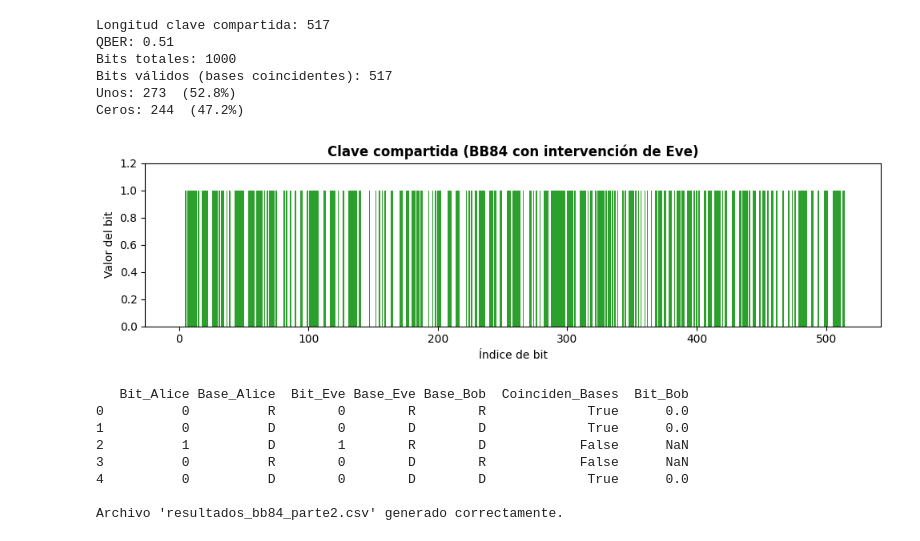
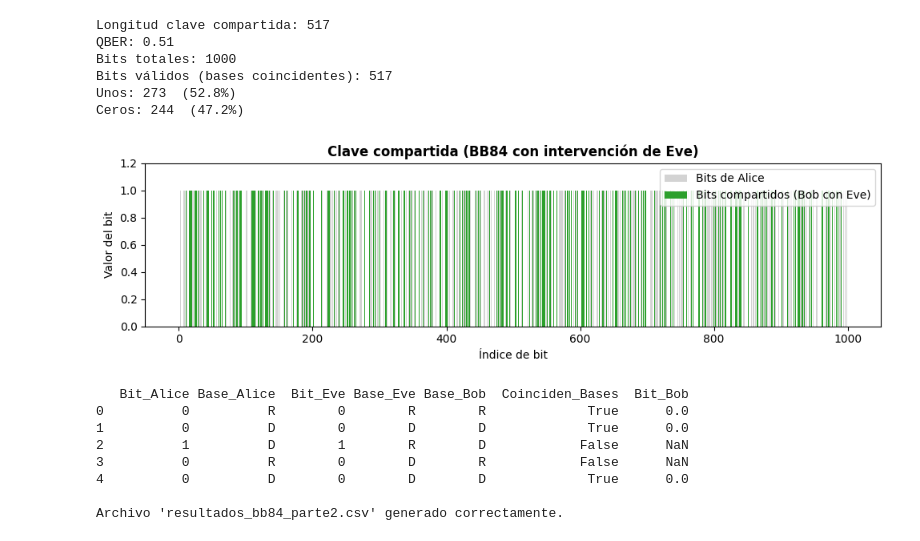
Before and after one commit to LukasWolff2002/T6_QUANTUM_MECHANICS, a Jupyter notebook: TAREA_06_CODE/Main.ipynb, the cells around one changed output. Drawn from its saved outputs; the diff is of its cells as text; code cells hidden in the pictures.

Commit message:
Plots updated

```diff
--- a/TAREA_06_CODE/Main.ipynb
+++ b/TAREA_06_CODE/Main.ipynb
@@ -154,16 +160,22 @@ Bits válidos (bases coincidentes): 517
 Unos: 273  (52.8%)
 Ceros: 244  (47.2%)
 # %%
+# Índices donde las bases de Eve y Bob coincidieron
+indices_validos = [i for i, (be, bb) in enumerate(zip(eve_bases, bob_bases)) if be == bb]
+
 plt.figure(figsize=(10, 3))
-plt.bar(range(len(clave_bob)), clave_bob, color='tab:green', width=1.0)
+plt.bar(range(len(alice_bits)), alice_bits, color='lightgray', width=1.0, label='Bits de Alice')
+
+plt.bar(indices_validos, clave_bob, color='tab:green', width=1.0, label='Bits compartidos (Bob con Eve)')
 plt.title('Clave compartida (BB84 con intervención de Eve)', fontweight='bold')
 plt.xlabel('Índice de bit')
 plt.ylabel('Valor del bit')
+plt.legend()
 plt.ylim(0, 1.2)
 plt.tight_layout()
 plt.show()
 # %% [output]
-[figure, old version]
+[figure, new version]
 # %%
 # Data frame
 df = pd.DataFrame({
```
Also changed, not shown: parts of 1 cell of this notebook.
